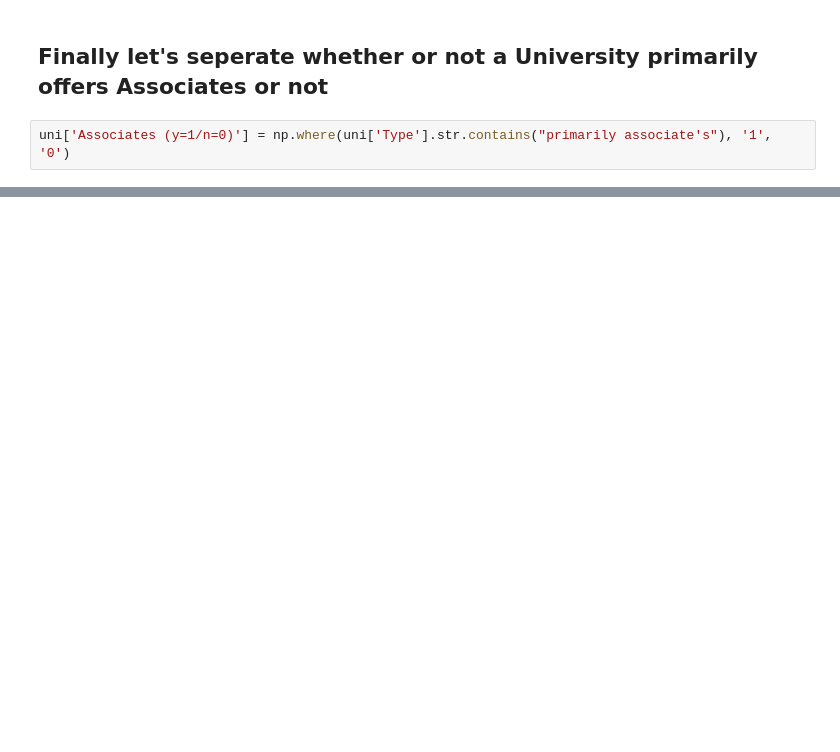
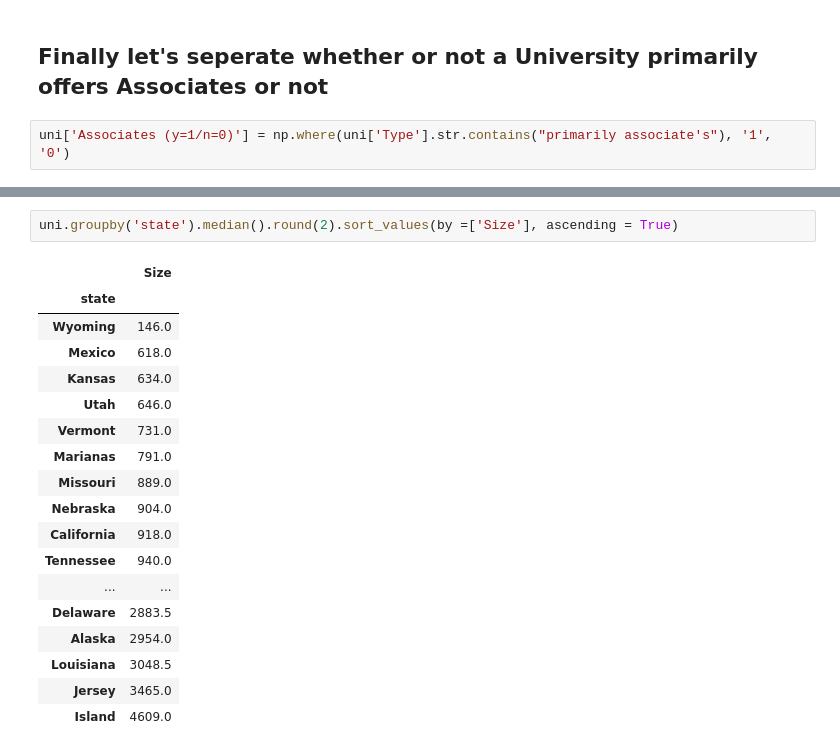
Before and after one commit to Kisazadev/University, a Jupyter notebook: Kevin's Universities.ipynb, the cells around one changed output, grey strips where cells are left out. Drawn from its saved outputs; the diff is of its cells as text; blank space fills up the shorter version.

```diff
--- a/Kevin's Universities.ipynb
+++ b/Kevin's Universities.ipynb
@@ -189,0 +212,21 @@ uni.head(10)
+# %%
+uni.groupby('state').median().round(2).sort_values(by =['Size'], ascending = True)
+# %% [output]
+|  | Size |
+| state |  |
+| Wyoming | 146.0 |
+| Mexico | 618.0 |
+| Kansas | 634.0 |
+| Utah | 646.0 |
+| Vermont | 731.0 |
+| Marianas | 791.0 |
+| Missouri | 889.0 |
+| Nebraska | 904.0 |
+| California | 918.0 |
+| Tennessee | 940.0 |
+| ... | ... |
+| Delaware | 2883.5 |
+| Alaska | 2954.0 |
+| Louisiana | 3048.5 |
+| Jersey | 3465.0 |
+| Island | 4609.0 |
```
Also changed, not shown: parts of 10 cells of this notebook, 1 other file.
